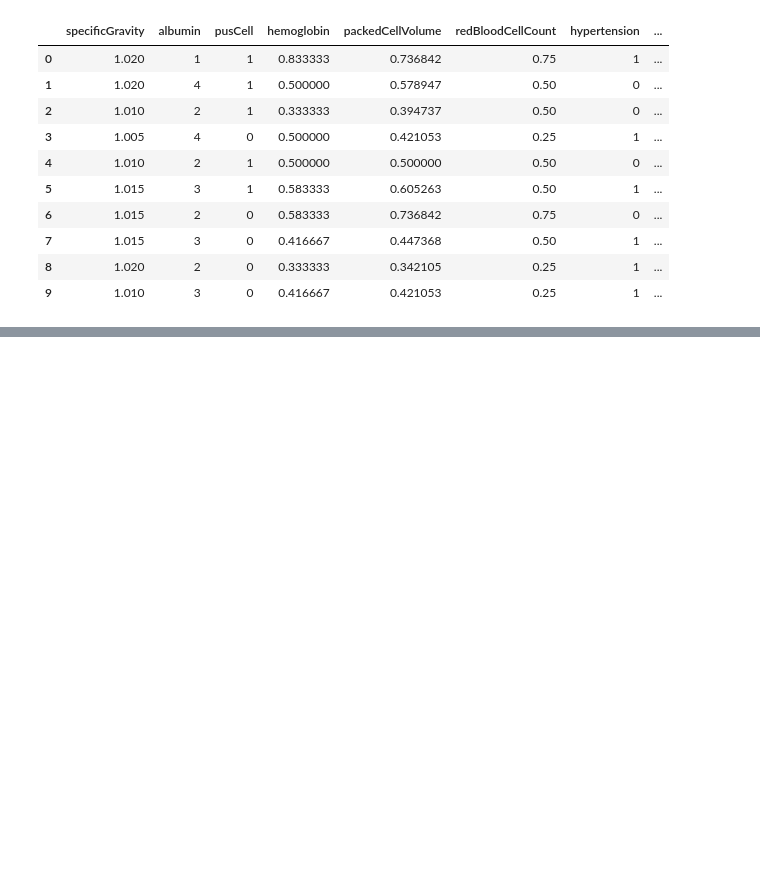
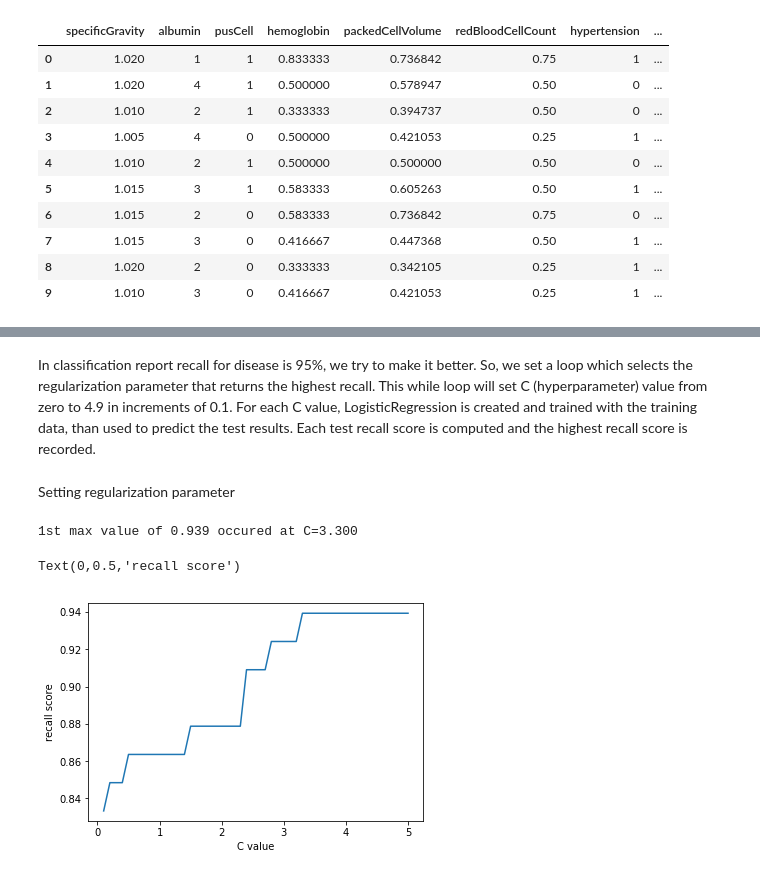
Before and after one commit to EdgarasKazlauskas1987/ChronicalKidneyDiseaseAIProject, a Jupyter notebook: Chronic Kidney Disease Project.ipynb, the cells around one changed output, grey strips where cells are left out. Saved outputs shown, nothing was run; the diff lists cells and outputs as text; code cells hidden in the pictures; blank space fills up the shorter version.

```diff
--- a/Chronic Kidney Disease Project.ipynb
+++ b/Chronic Kidney Disease Project.ipynb
@@ -559,0 +777,4 @@ data.head(10)
+# %%
+from sklearn.ensemble import RandomForestClassifier
+rf_model = RandomForestClassifier(random_state=42)      # Create random forest object
+rf_model.fit(X_train, y_train.ravel())
@@ -559,0 +827,15 @@ data.head(10)
+# %%
+from sklearn.linear_model import LogisticRegression
+# In the controller we set C, the regularization hyperparameter to 0.7 as a starting guess.
+lr_model =LogisticRegression(C=0.7, random_state=42)
+#We train the algorithm
+lr_model.fit(X_train, y_train.ravel())
+#We evaluate the test data
+lr_predict_test = lr_model.predict(X_test)
+
+# training metrics
+print("Accuracy: {0:.4f}".format(metrics.accuracy_score(y_test, lr_predict_test)))
+print(metrics.confusion_matrix(y_test, lr_predict_test) )
+print("")
+print("Classification Report")
+print(metrics.classification_report(y_test, lr_predict_test))
@@ -559,0 +854,37 @@ data.head(10)
+# %% [markdown]
+In classification report recall for disease is 95%, we try to make it better. So, we set a loop which selects the regularization parameter that returns the highest recall. This while loop will set C (hyperparameter) value from zero to 4.9 in increments of 0.1. For each C value, LogisticRegression is created and trained with the training data, than used to predict the test results. Each test recall score is computed and the highest recall score is recorded.
+# %% [markdown]
+Setting regularization parameter
+# %%
+C_start = 0.1
+C_end = 5
+C_inc = 0.1
+
+C_values, recall_scores = [], []
+
+C_val = C_start
+best_recall_score = 0
+while (C_val < C_end):
+    C_values.append(C_val)
+    lr_model_loop = LogisticRegression(C=C_val, random_state=42)
+    lr_model_loop.fit(X_train, y_train.ravel())
+    lr_predict_loop_test = lr_model_loop.predict(X_test)
+    recall_score = metrics.recall_score(y_test, lr_predict_loop_test)
+    recall_scores.append(recall_score)
+    if (recall_score > best_recall_score):
+        best_recall_score = recall_score
+        best_lr_predict_test = lr_predict_loop_test
+
+    C_val = C_val + C_inc
+
+best_score_C_val = C_values[recall_scores.index(best_recall_score)]
+print("1st max value of {0:.3f} occured at C={1:.3f}".format(best_recall_score, best_score_C_val))
+
+%matplotlib inline
+plt.plot(C_values, recall_scores, "-")
+plt.xlabel("C value")
+plt.ylabel("recall score")
+# %% [output]
+1st max value of 0.939 occured at C=3.300
+Text(0,0.5,'recall score')
+[figure, added]
```
Also changed, not shown: parts of 51 cells of this notebook.
